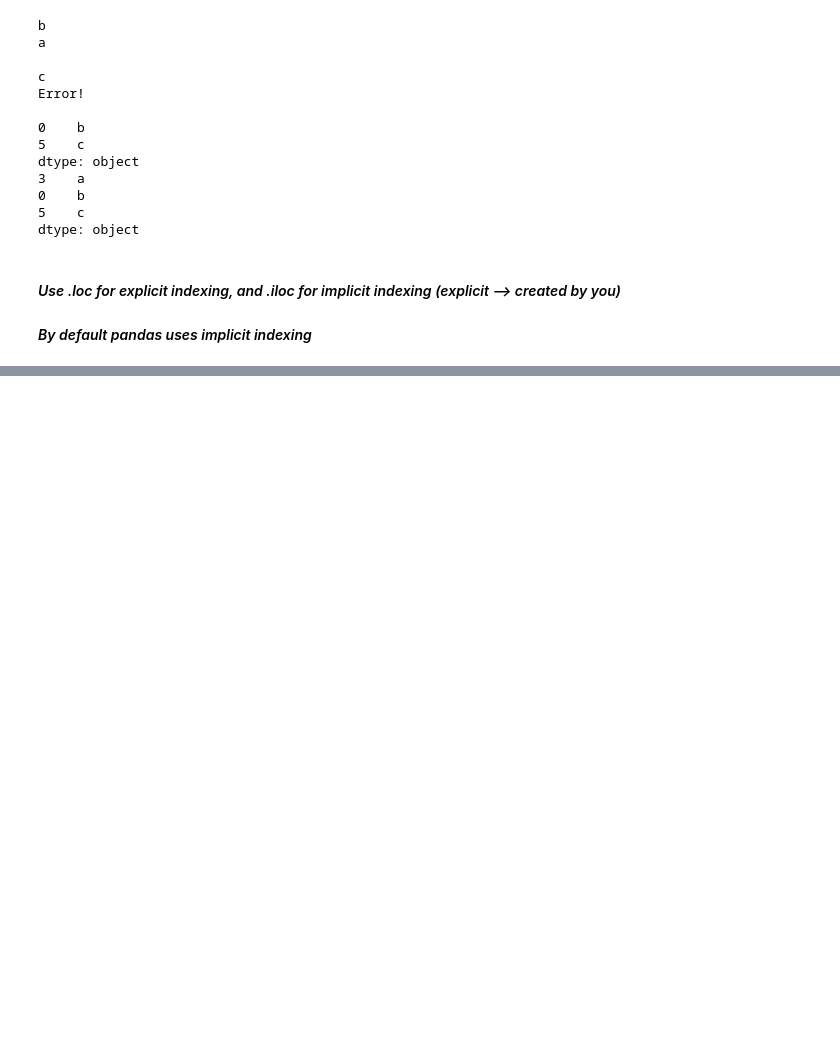
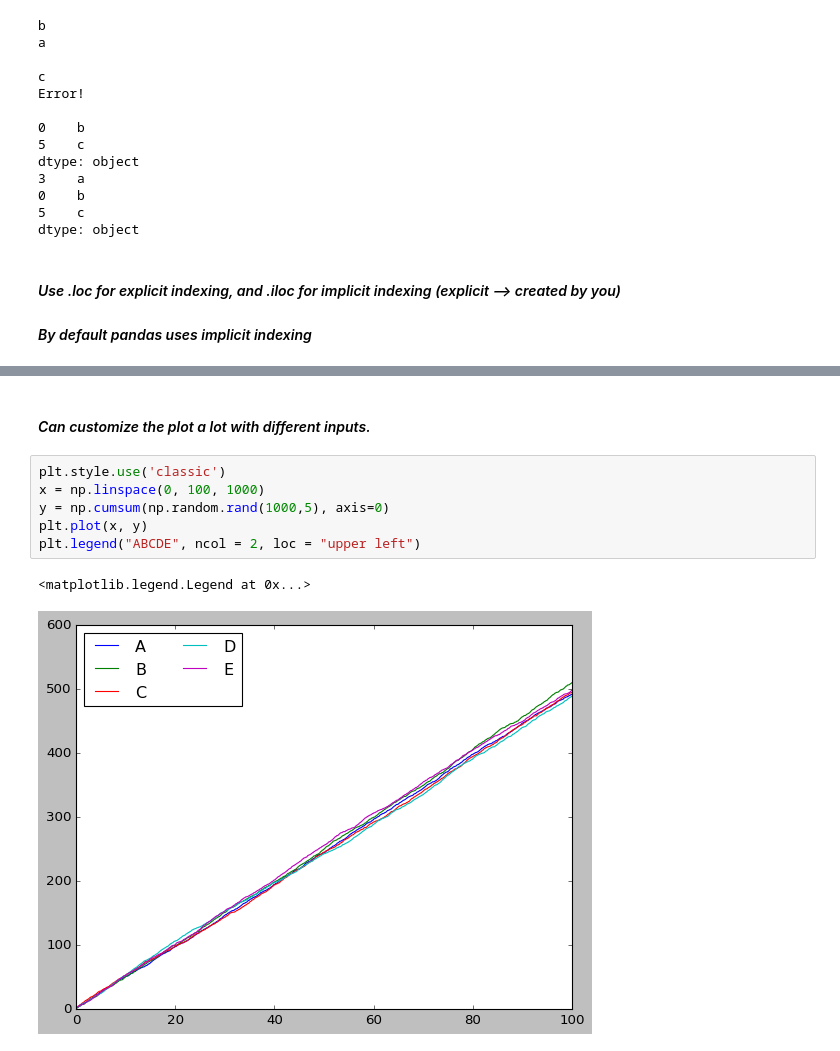
Before and after one commit to PowerCell12/Data-Science-Machine-Learning-Theory-Projects-A-Z-90-HOURS-Udemy, a Jupyter notebook: python-for-data-science-and-data-analysis.ipynb, the cells around one changed output, grey strips where cells are left out. Cells and saved outputs as stored; diff of their text form; blank space fills up the shorter version.

```diff
--- a/python-for-data-science-and-data-analysis.ipynb
+++ b/python-for-data-science-and-data-analysis.ipynb
@@ -325,0 +346,11 @@ dtype: object
+# %% [markdown]
+#### *Can customize the plot a lot with different inputs.*
+# %%
+plt.style.use('classic')
+x = np.linspace(0, 100, 1000)
+y = np.cumsum(np.random.rand(1000,5), axis=0)
+plt.plot(x, y)
+plt.legend("ABCDE", ncol = 2, loc = "upper left")
+# %% [output]
+<matplotlib.legend.Legend at 0x...>
+[figure, added]
```
Also changed, not shown: parts of 16 cells of this notebook.
